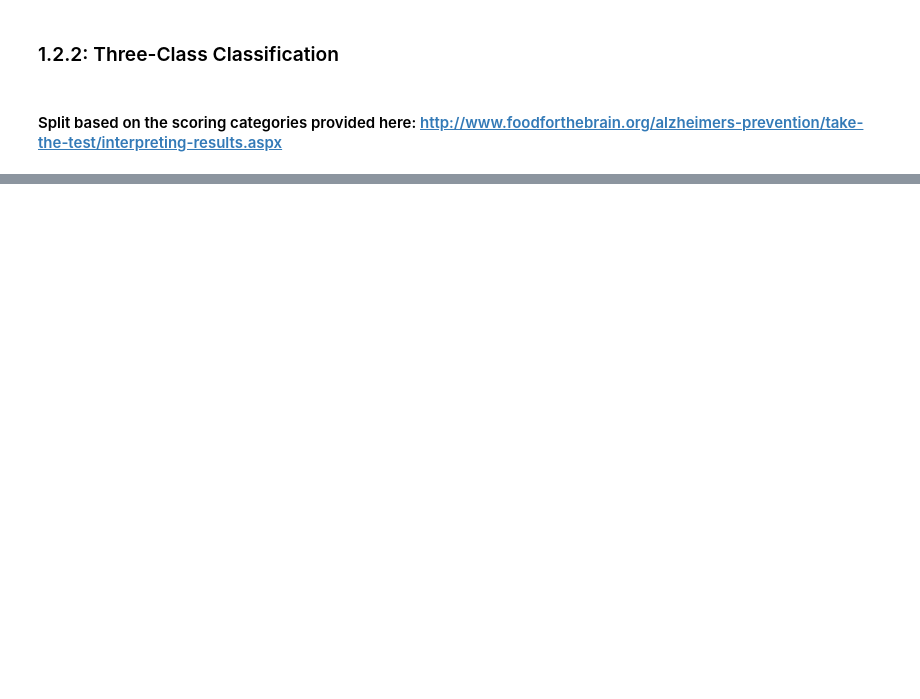
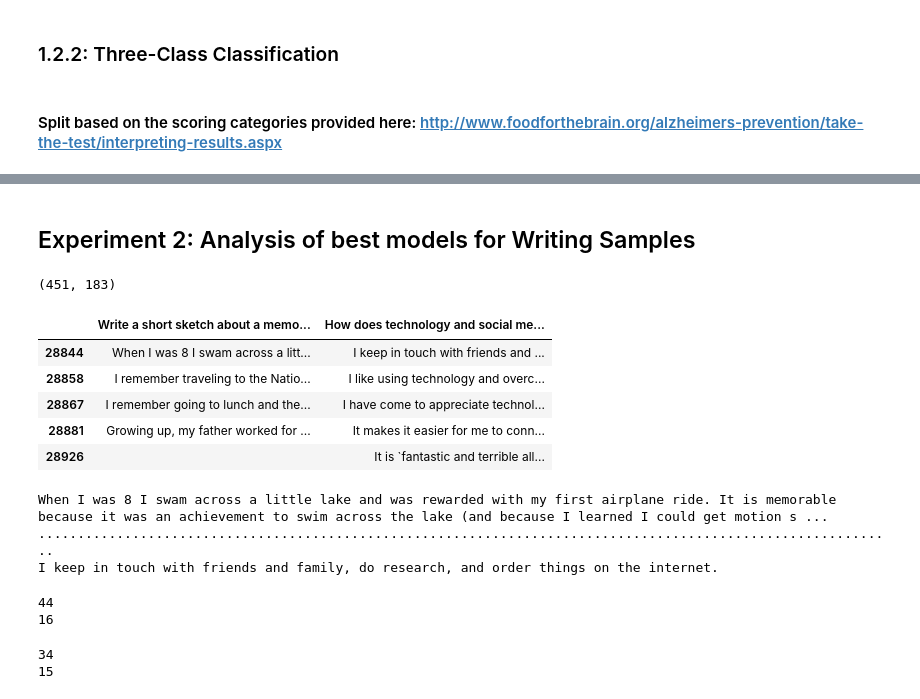
Before and after one commit to trallen91/Trace, a Jupyter notebook: 2018.09.05_AlzU_Data_Analysis.ipynb, the cells around one changed output, grey strips where cells are left out. Cells and saved outputs as stored; diff of their text form; code cells hidden in the pictures; blank space fills up the shorter version.

```diff
--- a/2018.09.05_AlzU_Data_Analysis.ipynb
+++ b/2018.09.05_AlzU_Data_Analysis.ipynb
@@ -398,15 +334,3 @@ Transform some yes no and other string columns...Taking some liberties here with
-# %%
-all_data['FamilyHistory'].fillna(-1, inplace=True)
-all_data['FamilyHistory'].replace(['', 'no', 'yes'], [-1,0,1], inplace=True)
-all_data['FamilyHistory'].replace([-1], [np.NaN], inplace=True)
-
-all_data['FamilyHistoryAge'].fillna(-1, inplace=True)
-all_data['FamilyHistoryAge'].replace(['', 'Select', 'none', 'mild', 'other', 'alzh'], [-1,-1,0,1,2,3], inplace=True)
-all_data['FamilyHistoryAge'].replace([-1], [np.NaN], inplace=True)
-
-all_data['Supplements'].fillna(-1, inplace=True)
-all_data['Supplements'].replace(['Select', 'No', 'Yes'], [-1,0,1], inplace=True)
-all_data['Supplements'].replace([-1], [np.NaN], inplace=True)
 # %% [markdown]
 Replace NANs in the prompt columns with empty strings
 # %%
@@ -623,0 +611,56 @@ Random Forest Top Features ['FamilyHistoryAge', 'IsMemoryWorse', 'FullTime', 'Mo
+# %% [markdown]
+## Experiment 2: Analysis of best models for Writing Samples
+# %%
+import nltk
+
+import re
+from collections import Counter
+
+import string
+
+import pprint
+
+have_writing = all_data[((all_data[memory_prompt] != "") | (all_data[tech_prompt] != ""))].copy()
+
+print(have_writing.shape)
+
+writing_samples = have_writing.iloc[:,memory_prompt_idx:tech_prompt_idx + 1]
+# %% [output]
+(451, 183)
+# %%
+writing_samples.head()
+# %% [output]
+|  | Write a short sketch about a memo... | How does technology and social me... |
+| 28844 | When I was 8 I swam across a litt... | I keep in touch with friends and ... |
+| 28858 | I remember traveling to the Natio... | I like using technology and overc... |
+| 28867 | I remember going to lunch and the... | I have come to appreciate technol... |
+| 28881 | Growing up, my father worked for ... | It makes it easier for me to conn... |
+| 28926 |  | It is `fantastic and terrible all... |
+# %%
+sample_mem = writing_samples.iloc[0,0]
+sample_tech = writing_samples.iloc[0,1]
+
+print(sample_mem)
+print("..............................................................................................................")
+print(sample_tech)
+# %% [output]
+When I was 8 I swam across a little lake and was rewarded with my first airplane ride. It is memorable because it was an achievement to swim across the lake (and because I learned I could get motion s ...
+..............................................................................................................
+I keep in touch with friends and family, do research, and order things on the internet.
+# %%
+def split_words(sample_string):
+    return re.sub('['+string.punctuation.replace('\'','')+']',' ',sample_string).split()
+
+# Number of Words in Responses
+print(len(split_words(sample_mem)))
+print(len(split_words(sample_tech)))
+# %% [output]
+44
+16
+# %%
+# Number of Unique Words in Response
+print(len(np.unique(split_words(sample_mem))))
+print(len(np.unique(split_words(sample_tech))))
+# %% [output]
+34
+15
```
Also changed, not shown: parts of 34 cells of this notebook.
